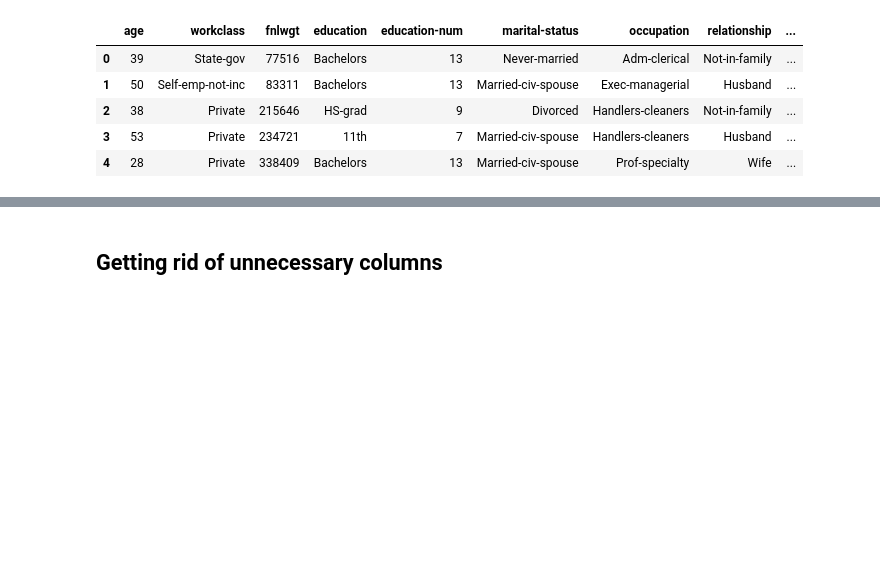
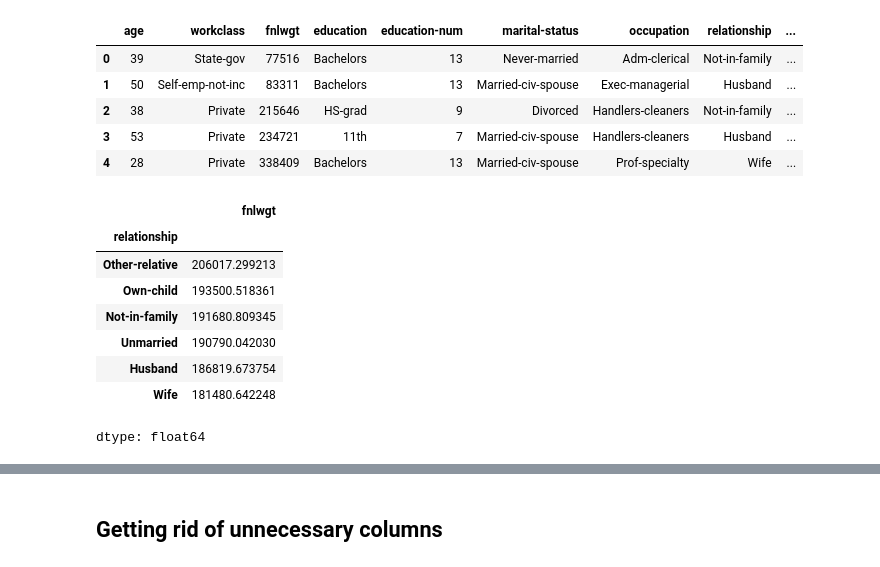
Before and after one commit to paninishah/synapse-learning-phase, a Jupyter notebook: Panini_SynapseLP_Task4.ipynb, the cells around one changed output, grey strips where cells are left out. Saved outputs shown, nothing was run; the diff lists cells and outputs as text; code cells hidden in the pictures; blank space fills up the shorter version.

```diff
--- a/Panini_SynapseLP_Task4.ipynb
+++ b/Panini_SynapseLP_Task4.ipynb
@@ -131,3 +131,16 @@ df.head()
 | 2 | 38 | Private | 215646 | HS-grad | 9 | Divorced | Handlers-cleaners | Not-in-family | ... |
 | 3 | 53 | Private | 234721 | 11th | 7 | Married-civ-spouse | Handlers-cleaners | Husband | ... |
 | 4 | 28 | Private | 338409 | Bachelors | 13 | Married-civ-spouse | Prof-specialty | Wife | ... |
+# %%
+#for relationship
+df.groupby('relationship')['fnlwgt'].mean().sort_values(ascending=False)
+# %% [output]
+|  | fnlwgt |
+| relationship |  |
+| Other-relative | 206017.299213 |
+| Own-child | 193500.518361 |
+| Not-in-family | 191680.809345 |
+| Unmarried | 190790.042030 |
+| Husband | 186819.673754 |
+| Wife | 181480.642248 |
+dtype: float64
```
Also changed, not shown: parts of 39 cells of this notebook.
